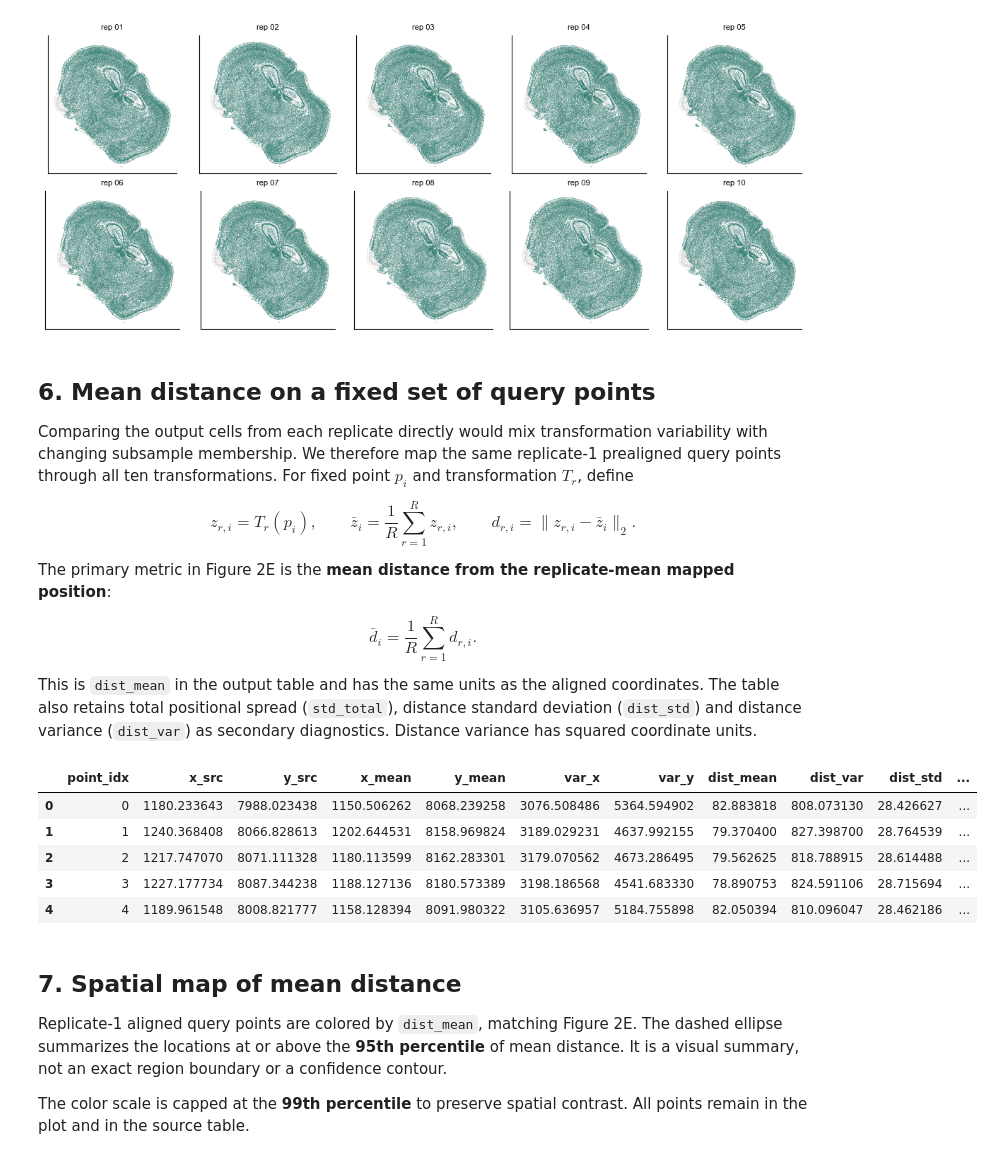
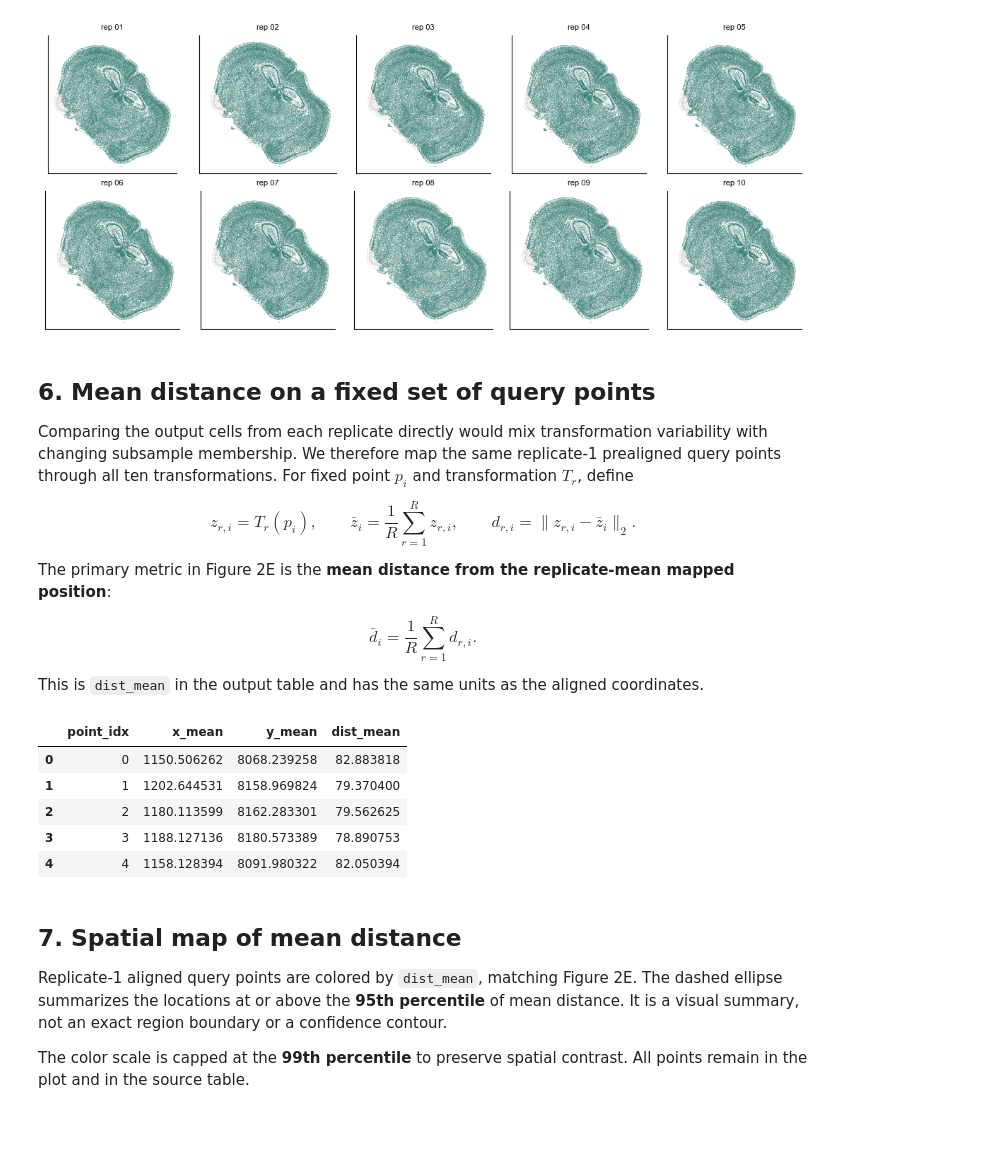
Before and after one commit to dsong-lab/spAlignDE, a Jupyter notebook: source_notebooks/cross_sample_uncertainty_report.ipynb, the cells around one changed output. Saved outputs shown, nothing was run; the diff lists cells and outputs as text; code cells hidden in the pictures; blank space fills up the shorter version.

Commit message:
Simplify stability tutorial and default to mean distance

```diff
--- a/source_notebooks/cross_sample_uncertainty_report.ipynb
+++ b/source_notebooks/cross_sample_uncertainty_report.ipynb
@@ -228,36 +228,34 @@ $$
 $$
 
 This is `dist_mean` in the output table and has the same units as the aligned
-coordinates. The table also retains total positional spread (`std_total`),
-distance standard deviation (`dist_std`) and distance variance (`dist_var`) as
-secondary diagnostics. Distance variance has squared coordinate units.
+coordinates.
 # %%
 reference_input = repeat_inputs[0]["path"]
 transforms_by_repeat = uq.load_saved_transforms(OUTPUT_DIR / "transforms")
 assert sorted(transforms_by_repeat) == list(range(1, 11))
 
 mapped_fixed_query, x_fixed, y_fixed = uq.map_reference_points_through_transforms(
     transforms_by_repeat,
     reference_input_path=reference_input,
 )
-point_var_df, distance_to_mean = uq.compute_repeat_point_variance(
+point_stats_df, distance_to_mean = uq.compute_repeat_point_statistics(
     mapped_fixed_query,
     x_fixed,
     y_fixed,
 )
-assert len(point_var_df) == 68_766
+assert len(point_stats_df) == 68_766
 assert distance_to_mean.shape == (10, 68_766)
 
 table_path = OUTPUT_DIR / "pointwise_transformation_variability.csv"
-point_var_df.to_csv(table_path, index=False)
-display(point_var_df.head())
+point_stats_df.to_csv(table_path, index=False)
+display(point_stats_df[["point_idx", "x_mean", "y_mean", "dist_mean"]].head())
 # %% [output]
-|  | point_idx | x_src | y_src | x_mean | y_mean | var_x | var_y | dist_mean | dist_var | dist_std | ... |
-| 0 | 0 | 1180.233643 | 7988.023438 | 1150.506262 | 8068.239258 | 3076.508486 | 5364.594902 | 82.883818 | 808.073130 | 28.426627 | ... |
-| 1 | 1 | 1240.368408 | 8066.828613 | 1202.644531 | 8158.969824 | 3189.029231 | 4637.992155 | 79.370400 | 827.398700 | 28.764539 | ... |
-| 2 | 2 | 1217.747070 | 8071.111328 | 1180.113599 | 8162.283301 | 3179.070562 | 4673.286495 | 79.562625 | 818.788915 | 28.614488 | ... |
-| 3 | 3 | 1227.177734 | 8087.344238 | 1188.127136 | 8180.573389 | 3198.186568 | 4541.683330 | 78.890753 | 824.591106 | 28.715694 | ... |
-| 4 | 4 | 1189.961548 | 8008.821777 | 1158.128394 | 8091.980322 | 3105.636957 | 5184.755898 | 82.050394 | 810.096047 | 28.462186 | ... |
+|  | point_idx | x_mean | y_mean | dist_mean |
+| 0 | 0 | 1150.506262 | 8068.239258 | 82.883818 |
+| 1 | 1 | 1202.644531 | 8158.969824 | 79.370400 |
+| 2 | 2 | 1180.113599 | 8162.283301 | 79.562625 |
+| 3 | 3 | 1188.127136 | 8180.573389 | 78.890753 |
+| 4 | 4 | 1158.128394 | 8091.980322 | 82.050394 |
 # %% [markdown]
 ## 7. Spatial map of mean distance
 
```
Also changed, not shown: parts of 5 cells of this notebook, 7 other files.
